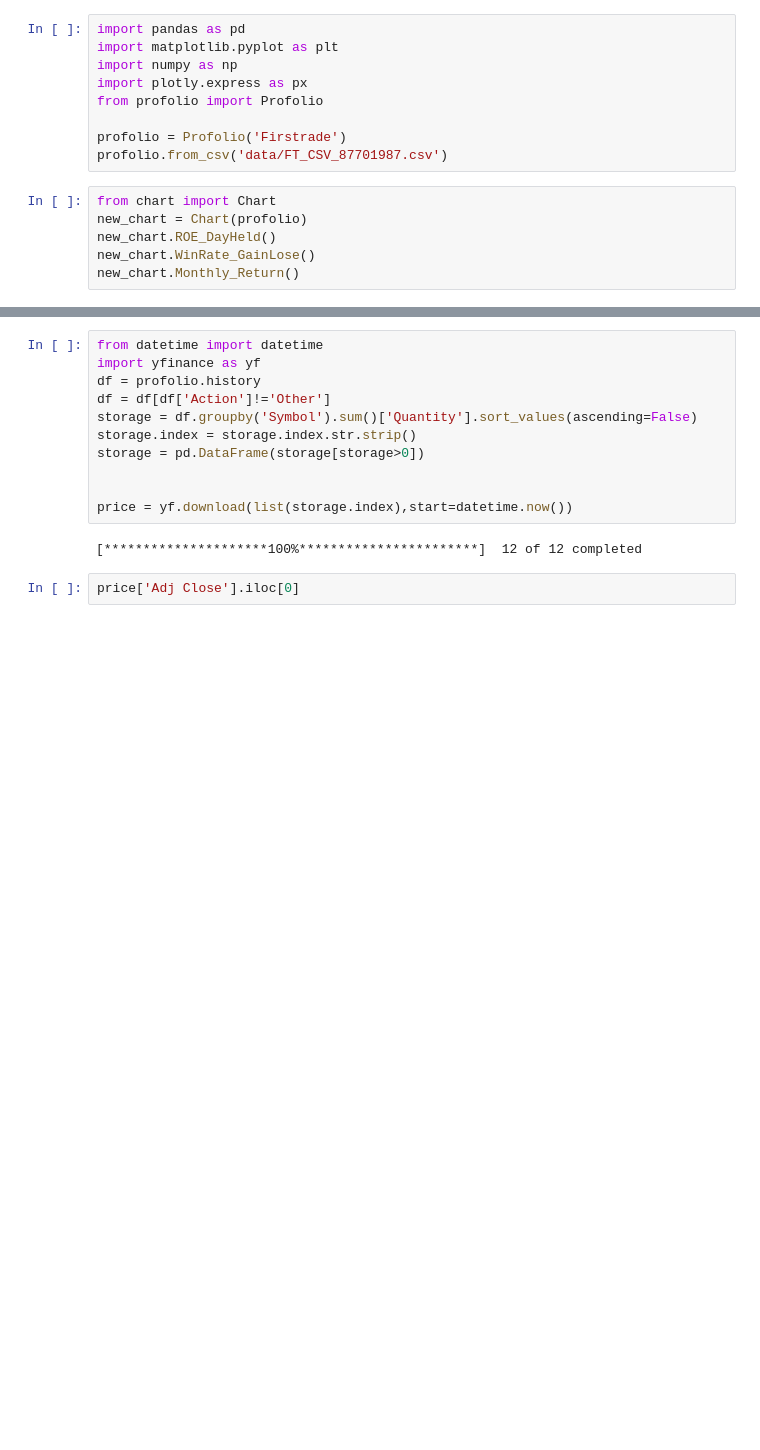
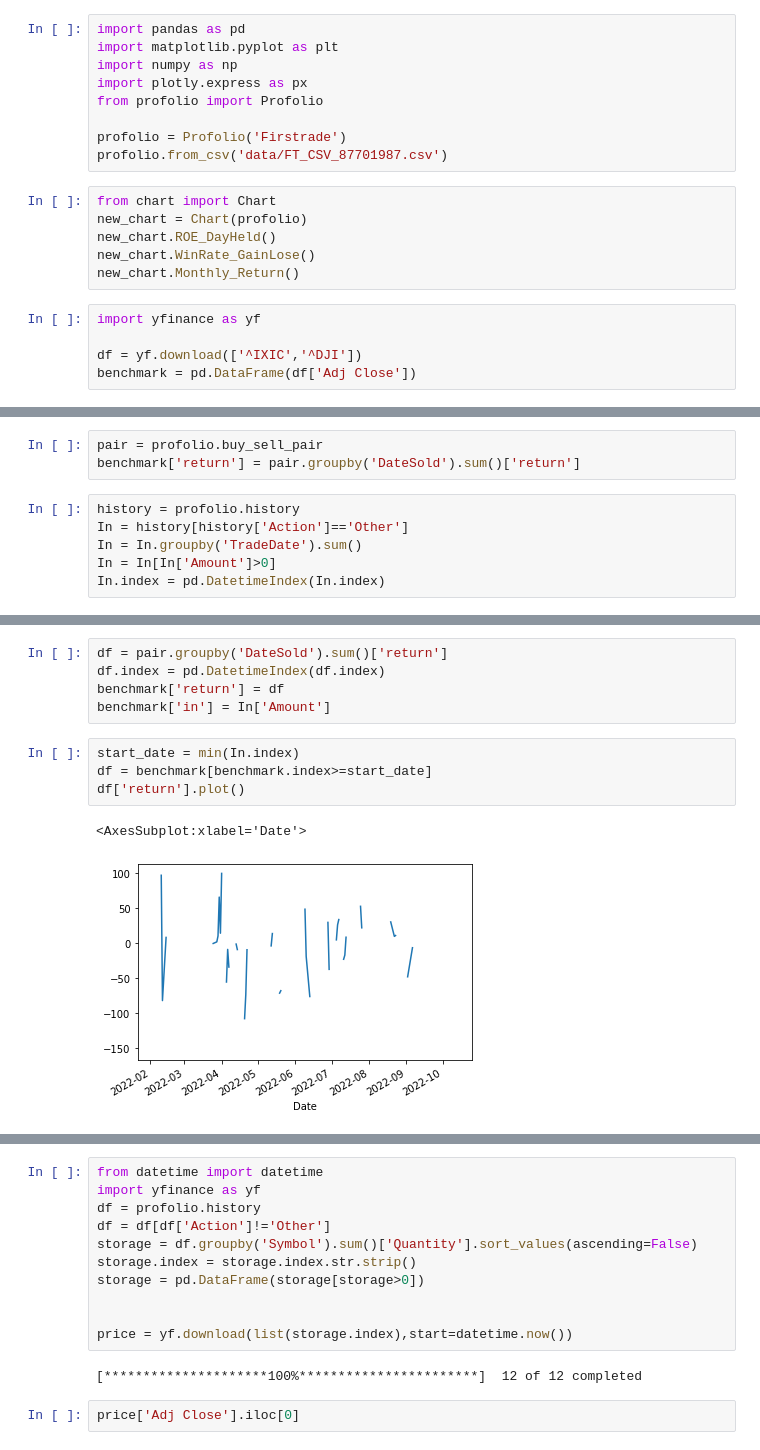
Before and after one commit to libao3128/profolio_manager, a Jupyter notebook: analysis.ipynb, the cells around one changed output, grey strips where cells are left out. Saved outputs shown, nothing was run; the diff lists cells and outputs as text; blank space fills up the shorter version.

Commit message:
ROI return comparison

```diff
--- a/analysis.ipynb
+++ b/analysis.ipynb
@@ -13,3 +13,8 @@ new_chart = Chart(profolio)
 new_chart.ROE_DayHeld()
 new_chart.WinRate_GainLose()
 new_chart.Monthly_Return()
+# %%
+import yfinance as yf
+
+df = yf.download(['^IXIC','^DJI'])
+benchmark = pd.DataFrame(df['Adj Close'])
@@ -15,0 +23,9 @@ new_chart.Monthly_Return()
+# %%
+pair = profolio.buy_sell_pair
+benchmark['return'] = pair.groupby('DateSold').sum()['return']
+# %%
+history = profolio.history
+In = history[history['Action']=='Other']
+In = In.groupby('TradeDate').sum()
+In = In[In['Amount']>0]
+In.index = pd.DatetimeIndex(In.index)
@@ -15,0 +39,12 @@ new_chart.Monthly_Return()
+# %%
+df = pair.groupby('DateSold').sum()['return']
+df.index = pd.DatetimeIndex(df.index)
+benchmark['return'] = df
+benchmark['in'] = In['Amount']
+# %%
+start_date = min(In.index)
+df = benchmark[benchmark.index>=start_date]
+df['return'].plot()
+# %% [output]
+<AxesSubplot:xlabel='Date'>
+[figure, added]
```
Also changed, not shown: parts of 10 cells of this notebook, 1 other file.
